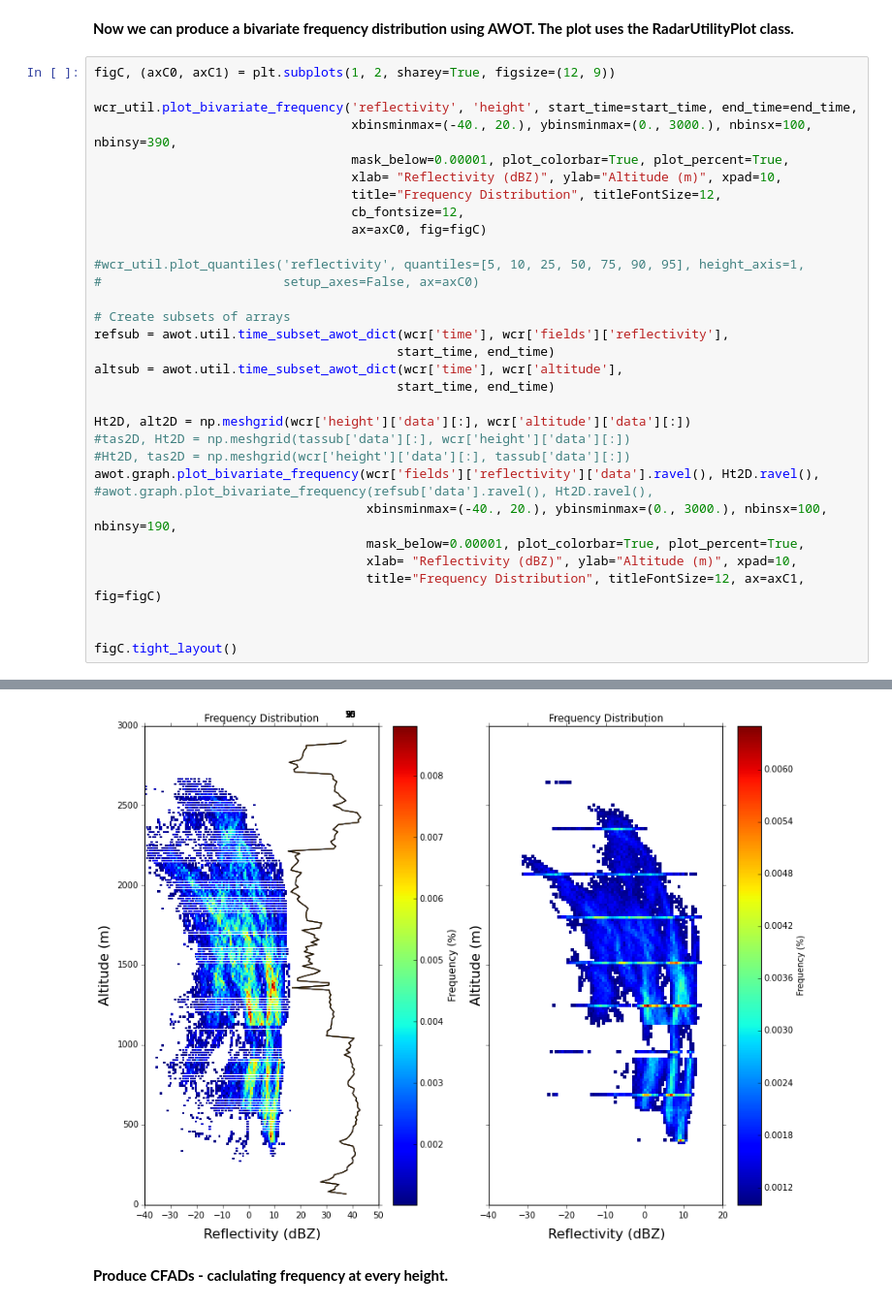
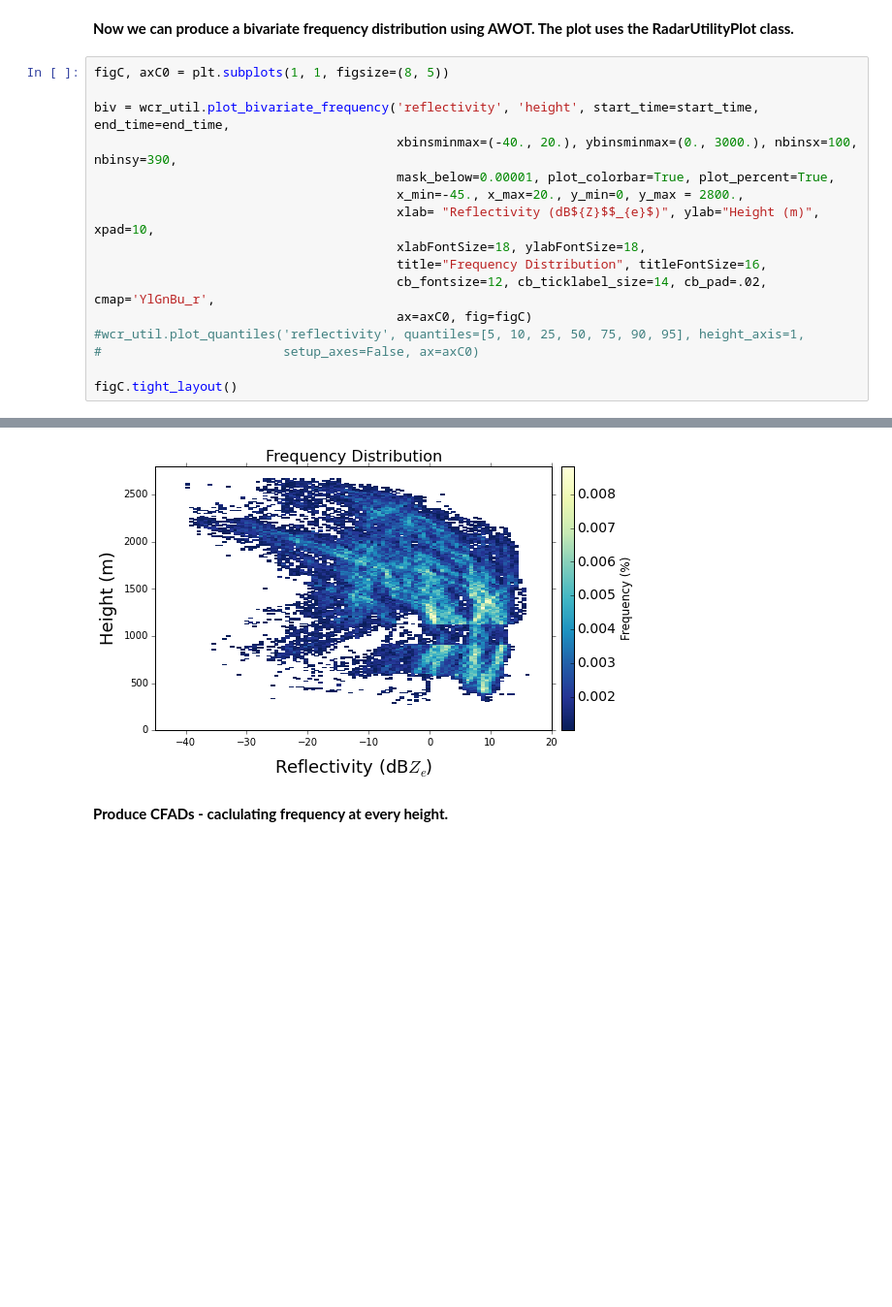
Before and after one commit to nguy/AWOT, a Jupyter notebook: examples/awot_plot_wcr2.ipynb, the cells around one changed output, grey strips where cells are left out. Shown at 97% size. Cells and saved outputs as stored; diff of their text form; blank space fills up the shorter version.

```diff
--- a/examples/awot_plot_wcr2.ipynb
+++ b/examples/awot_plot_wcr2.ipynb
@@ -123,35 +105,19 @@ wcr_util = RadarUtilityPlot(wcr)
 # %% [markdown]
 <b>Now we can produce a bivariate frequency distribution using AWOT. The plot uses the RadarUtilityPlot class.</b>
 # %%
-figC, (axC0, axC1) = plt.subplots(1, 2, sharey=True, figsize=(12, 9))
+figC, axC0 = plt.subplots(1, 1, figsize=(8, 5))
 
-wcr_util.plot_bivariate_frequency('reflectivity', 'height', start_time=start_time, end_time=end_time,
-                                  xbinsminmax=(-40., 20.), ybinsminmax=(0., 3000.), nbinsx=100, nbinsy=390,
-                                  mask_below=0.00001, plot_colorbar=True, plot_percent=True,
-                                  xlab= "Reflectivity (dBZ)", ylab="Altitude (m)", xpad=10,
-                                  title="Frequency Distribution", titleFontSize=12,
-                                  cb_fontsize=12,
-                                  ax=axC0, fig=figC)
-
+biv = wcr_util.plot_bivariate_frequency('reflectivity', 'height', start_time=start_time, end_time=end_time,
+                                        xbinsminmax=(-40., 20.), ybinsminmax=(0., 3000.), nbinsx=100, nbinsy=390,
+                                        mask_below=0.00001, plot_colorbar=True, plot_percent=True,
+                                        x_min=-45., x_max=20., y_min=0, y_max = 2800.,
+                                        xlab= "Reflectivity (dB${Z}$$_{e}$)", ylab="Height (m)", xpad=10,
+                                        xlabFontSize=18, ylabFontSize=18,
+                                        title="Frequency Distribution", titleFontSize=16,
+                                        cb_fontsize=12, cb_ticklabel_size=14, cb_pad=.02, cmap='YlGnBu_r',
+                                        ax=axC0, fig=figC)
 #wcr_util.plot_quantiles('reflectivity', quantiles=[5, 10, 25, 50, 75, 90, 95], height_axis=1,
 #                        setup_axes=False, ax=axC0)
 
-# Create subsets of arrays
-refsub = awot.util.time_subset_awot_dict(wcr['time'], wcr['fields']['reflectivity'],
-                                        start_time, end_time)
-altsub = awot.util.time_subset_awot_dict(wcr['time'], wcr['altitude'],
-                                        start_time, end_time)
-
-Ht2D, alt2D = np.meshgrid(wcr['height']['data'][:], wcr['altitude']['data'][:])
-#tas2D, Ht2D = np.meshgrid(tassub['data'][:], wcr['height']['data'][:])
-#Ht2D, tas2D = np.meshgrid(wcr['height']['data'][:], tassub['data'][:])
-awot.graph.plot_bivariate_frequency(wcr['fields']['reflectivity']['data'].ravel(), Ht2D.ravel(),
-#awot.graph.plot_bivariate_frequency(refsub['data'].ravel(), Ht2D.ravel(),
-                                    xbinsminmax=(-40., 20.), ybinsminmax=(0., 3000.), nbinsx=100, nbinsy=190,
-                                    mask_below=0.00001, plot_colorbar=True, plot_percent=True,
-                                    xlab= "Reflectivity (dBZ)", ylab="Altitude (m)", xpad=10,
-                                    title="Frequency Distribution", titleFontSize=12, ax=axC1, fig=figC)
-
-
 figC.tight_layout()
 # %% [output]
@@ -175,4 +124,4 @@ figC.tight_layout()
-[figure, old version]
+[figure, new version]
 # %% [markdown]
 <b>Produce CFADs - caclulating frequency at every height.</b>
 # %%
```
Also changed, not shown: parts of 10 cells of this notebook, 13 other files.
